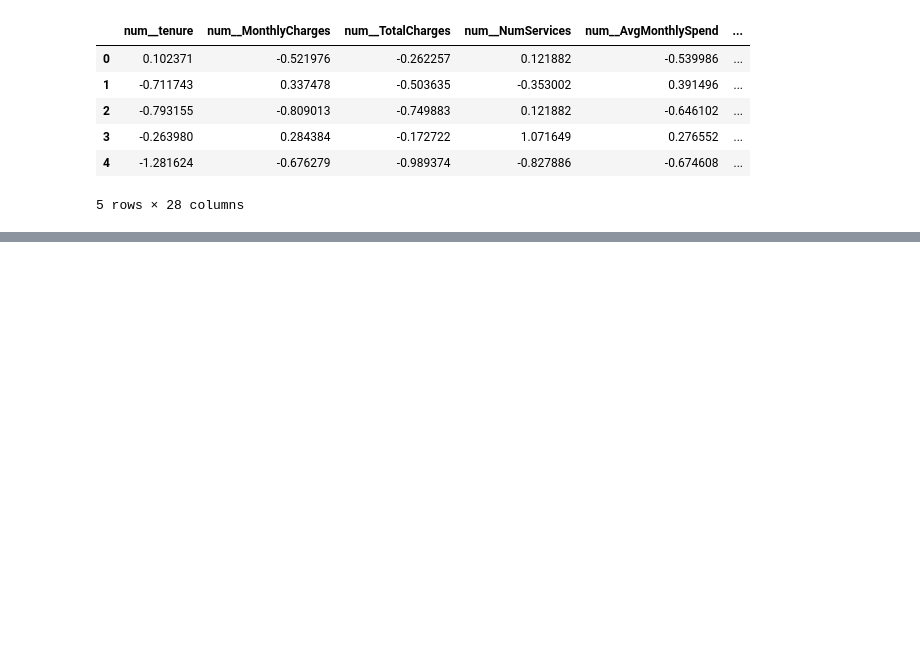
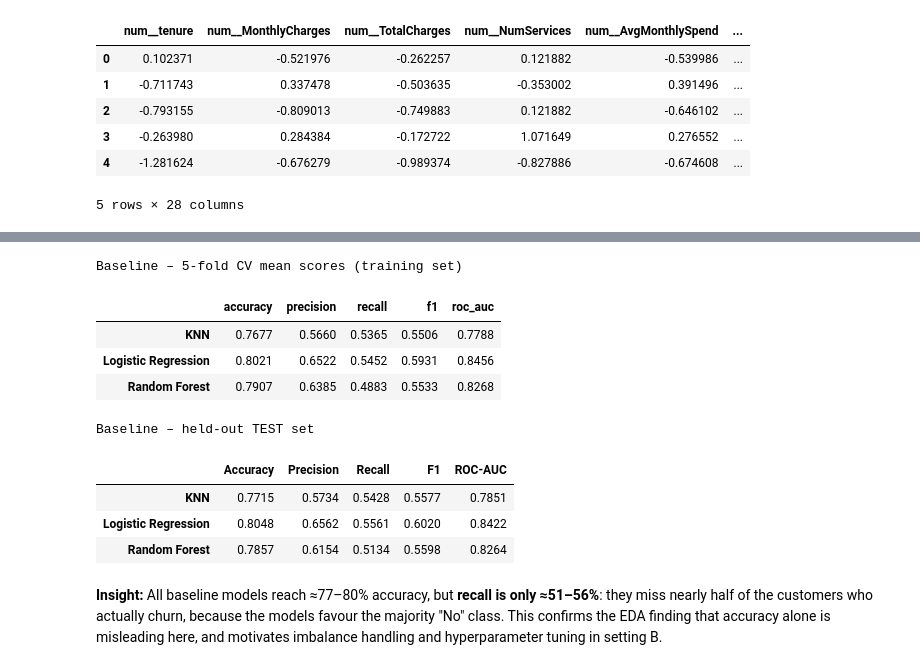
Before and after one commit to charuka200/telco-churn-ml, a Jupyter notebook: Telco_Churn_Coursework.ipynb, the cells around one changed output, grey strips where cells are left out. Cells and saved outputs as stored; diff of their text form; code cells hidden in the pictures; blank space fills up the shorter version.

Commit message:
baseline models

```diff
--- a/Telco_Churn_Coursework.ipynb
+++ b/Telco_Churn_Coursework.ipynb
@@ -509,0 +519,53 @@ Features after encoding: 28
+# %%
+# 5-fold stratified cross-validation: each fold keeps the 73/27 class ratio
+cv = StratifiedKFold(n_splits=5, shuffle=True, random_state=RANDOM_STATE)
+scoring = ['accuracy', 'precision', 'recall', 'f1', 'roc_auc']
+
+# Each model = preprocessing + classifier in one pipeline
+baseline_models = {
+    'KNN': Pipeline([('prep', preprocess_scaled),
+                     ('clf', KNeighborsClassifier())]),
+    'Logistic Regression': Pipeline([('prep', preprocess_scaled),
+                                     ('clf', LogisticRegression(max_iter=1000, random_state=RANDOM_STATE))]),
+    'Random Forest': Pipeline([('prep', preprocess_tree),
+                               ('clf', RandomForestClassifier(random_state=RANDOM_STATE, n_jobs=-1))]),
+}
+
+def test_metrics(model, X_te, y_te):
+    """Return the 5 evaluation metrics on a test set."""
+    pred = model.predict(X_te)                 # predicted class (0/1)
+    proba = model.predict_proba(X_te)[:, 1]    # predicted probability of churn (for ROC-AUC)
+    return {'Accuracy':  accuracy_score(y_te, pred),
+            'Precision': precision_score(y_te, pred),
+            'Recall':    recall_score(y_te, pred),
+            'F1':        f1_score(y_te, pred),
+            'ROC-AUC':   roc_auc_score(y_te, proba)}
+
+baseline_cv, baseline_test = {}, {}
+for name, pipe in baseline_models.items():
+    # Cross-validation on the training set
+    cvres = cross_validate(pipe, X_train, y_train, cv=cv, scoring=scoring, n_jobs=-1)
+    baseline_cv[name] = {m: cvres[f'test_{m}'].mean() for m in scoring}
+    # Fit on the full training set, evaluate on the unseen test set
+    pipe.fit(X_train, y_train)
+    baseline_test[name] = test_metrics(pipe, X_test, y_test)
+
+print('Baseline – 5-fold CV mean scores (training set)')
+display(pd.DataFrame(baseline_cv).T.round(4))
+
+print('Baseline – held-out TEST set')
+baseline_test_df = pd.DataFrame(baseline_test).T.round(4)
+display(baseline_test_df)
+# %% [output]
+Baseline – 5-fold CV mean scores (training set)
+|  | accuracy | precision | recall | f1 | roc_auc |
+| KNN | 0.7677 | 0.5660 | 0.5365 | 0.5506 | 0.7788 |
+| Logistic Regression | 0.8021 | 0.6522 | 0.5452 | 0.5931 | 0.8456 |
+| Random Forest | 0.7907 | 0.6385 | 0.4883 | 0.5533 | 0.8268 |
+Baseline – held-out TEST set
+|  | Accuracy | Precision | Recall | F1 | ROC-AUC |
+| KNN | 0.7715 | 0.5734 | 0.5428 | 0.5577 | 0.7851 |
+| Logistic Regression | 0.8048 | 0.6562 | 0.5561 | 0.6020 | 0.8422 |
+| Random Forest | 0.7857 | 0.6154 | 0.5134 | 0.5598 | 0.8264 |
+# %% [markdown]
+**Insight:** All baseline models reach ≈77–80% accuracy, but **recall is only ≈51–56%**: they miss nearly half of the customers who actually churn, because the models favour the majority "No" class. This confirms the EDA finding that accuracy alone is misleading here, and motivates imbalance handling and hyperparameter tuning in setting B.
```
Also changed, not shown: parts of 2 cells of this notebook.
